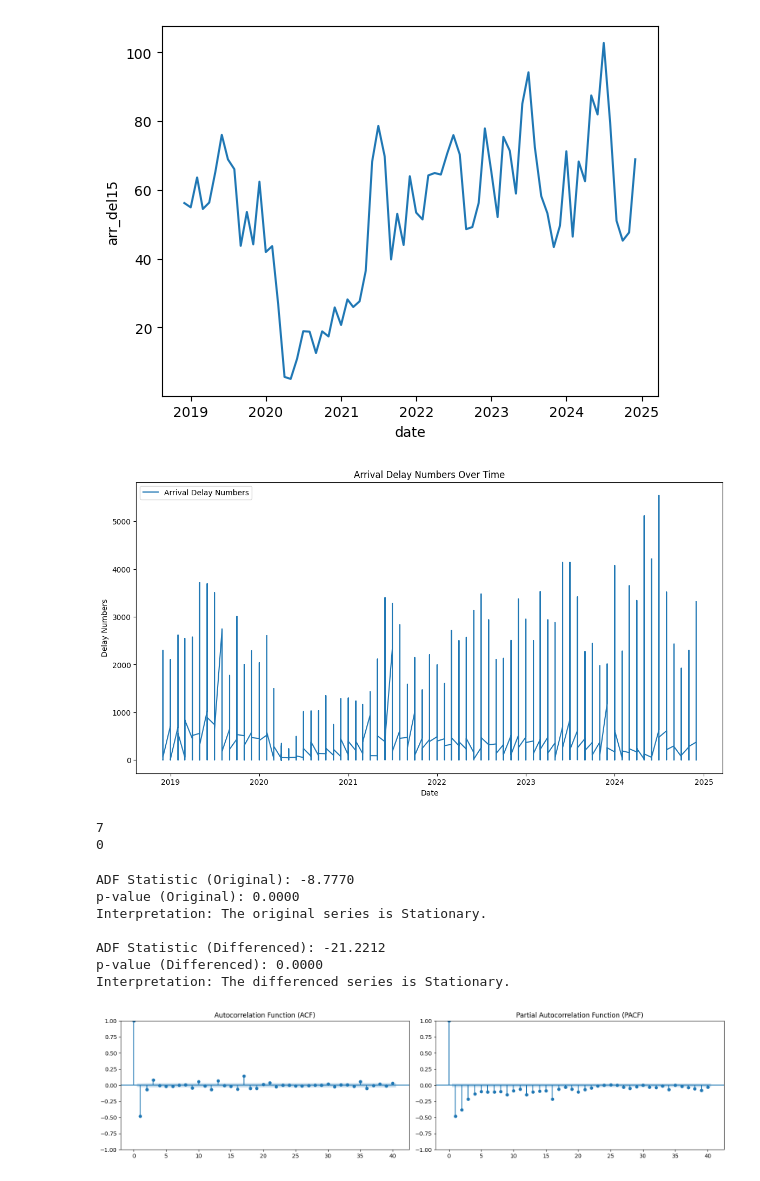
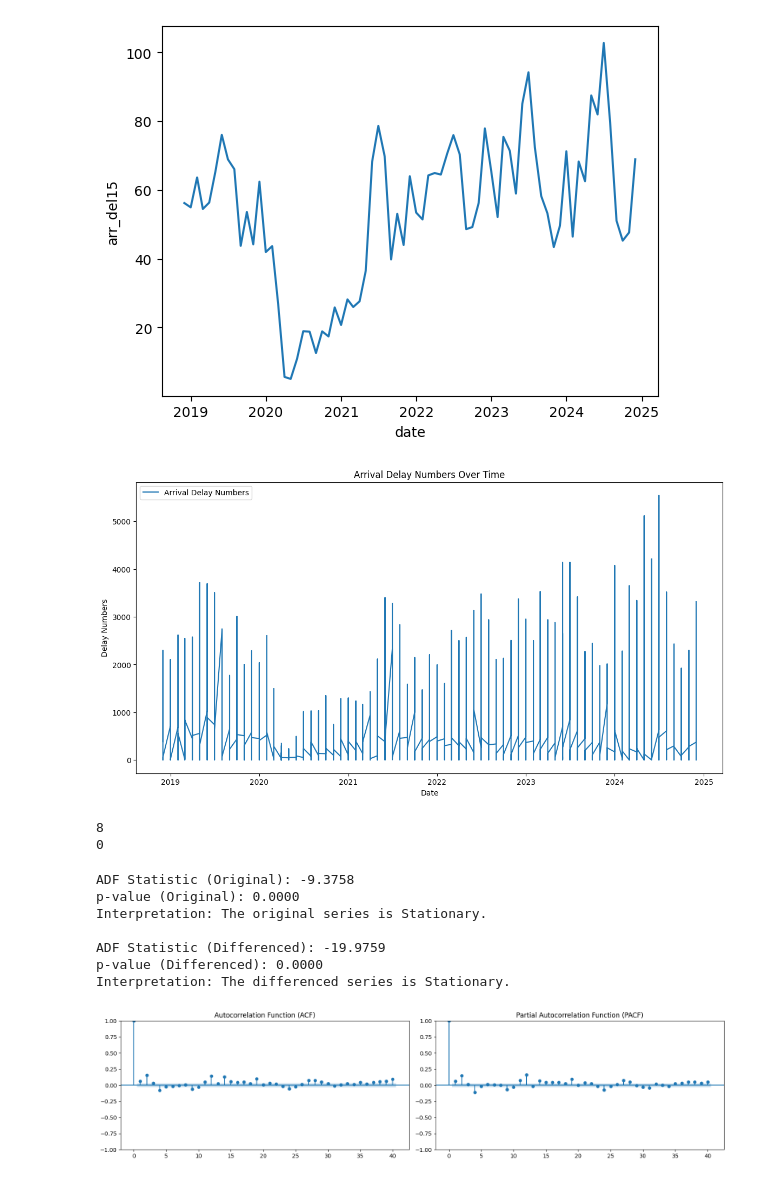
Before and after one commit to keeg2025/DataScienceCapstone25, a Jupyter notebook: StartingFinalProjectWork.ipynb, the cells around one changed output. Cells and saved outputs as stored; diff of their text form; code cells hidden in the pictures.

```diff
--- a/StartingFinalProjectWork.ipynb
+++ b/StartingFinalProjectWork.ipynb
@@ -200,7 +216,7 @@ H0 = Is the number of delays (arr_del15) significant to the time of the year(mon
 # prompt: can you make a new dataframe with airports 'ATL', 'LAX', 'DFW', 'DEN', ORD', and 'JFK'
 
 # Create a list of airports
-airports = ['ATL', 'LAX', 'DFW', 'DEN', 'ORD', 'JFK']
+airports = ['ATL', 'ORD', 'DFW', 'DEN', 'CLT'] # 'LAX', 'JFK']
 
 # Create a new DataFrame containing only the specified airports
 df_airports = df[df['airport'].isin(airports)]
@@ -322,13 +315,13 @@ plt.ylabel('Delay Numbers')
 plt.legend()
 plt.show()
 # %% [output]
-[figure, old version]
+[figure, new version]
 # %%
 # Check for NaN or Infinite Values:
 print(df_airports["arr_del15"].isnull().sum())  # Check for NaN values
 print(np.isinf(df_airports["arr_del15"]).sum())  # Check for infinite values
 # %% [output]
-7
+8
 0
 # %%
 # Drop NaN values:
@@ -359,29 +352,29 @@ if result_diff[1] < 0.05:
 else:
     print("Interpretation: The differenced series is Non-Stationary.")
 # %% [output]
-ADF Statistic (Original): -8.7770
+ADF Statistic (Original): -9.3758
 p-value (Original): 0.0000
 Interpretation: The original series is Stationary.
 
-ADF Statistic (Differenced): -21.2212
+ADF Statistic (Differenced): -19.9759
 p-value (Differenced): 0.0000
 Interpretation: The differenced series is Stationary.
 # %%
 # Plot ACF and PACF for the differenced series
 fig, axes = plt.subplots(1, 2, figsize=(16, 4))
 
 # ACF plot
-plot_acf(df_airports['arr_del_diff'].dropna(), lags=40, ax=axes[0])
+plot_acf(df_airports['arr_del15'].dropna(), lags=40, ax=axes[0])
 axes[0].set_title('Autocorrelation Function (ACF)')
 
 # PACF plot
-plot_pacf(df_airports['arr_del_diff'].dropna(), lags=40, ax=axes[1])
+plot_pacf(df_airports['arr_del15'].dropna(), lags=40, ax=axes[1])
 axes[1].set_title('Partial Autocorrelation Function (PACF)')
 
 plt.tight_layout()
 plt.show()
 # %% [output]
-[figure, old version]
+[figure, new version]
 # %%
 # Split data into train and test
 train_size = int(len(df_airports) * 0.8)
```
Also changed, not shown: parts of 79 cells of this notebook.
